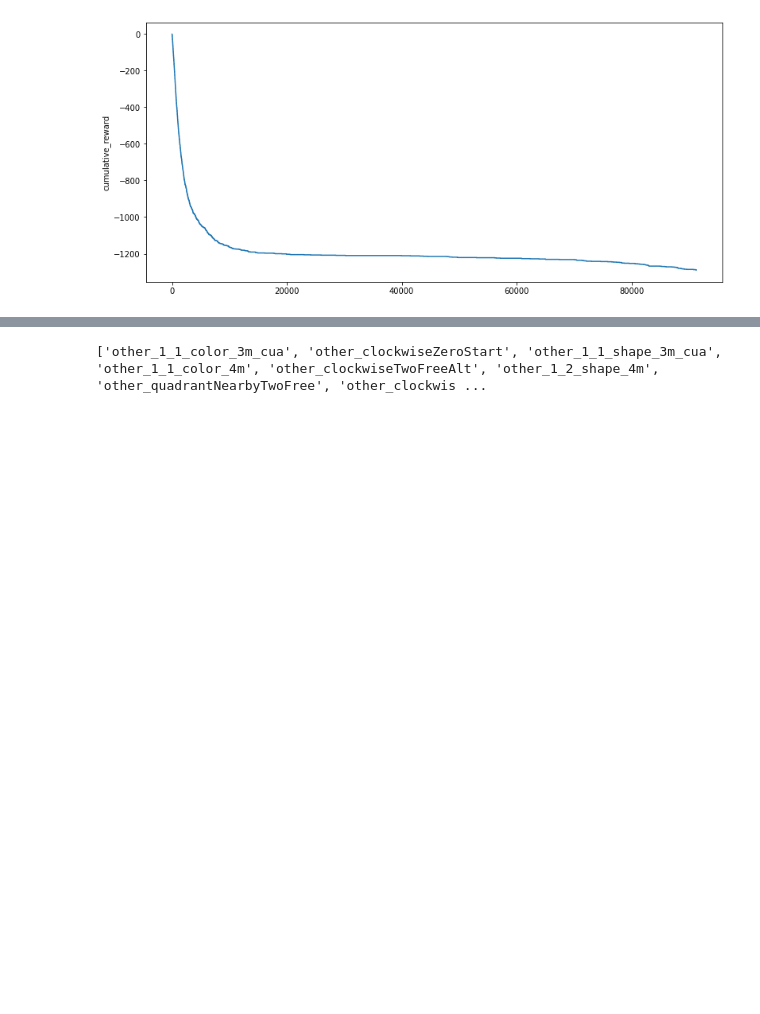
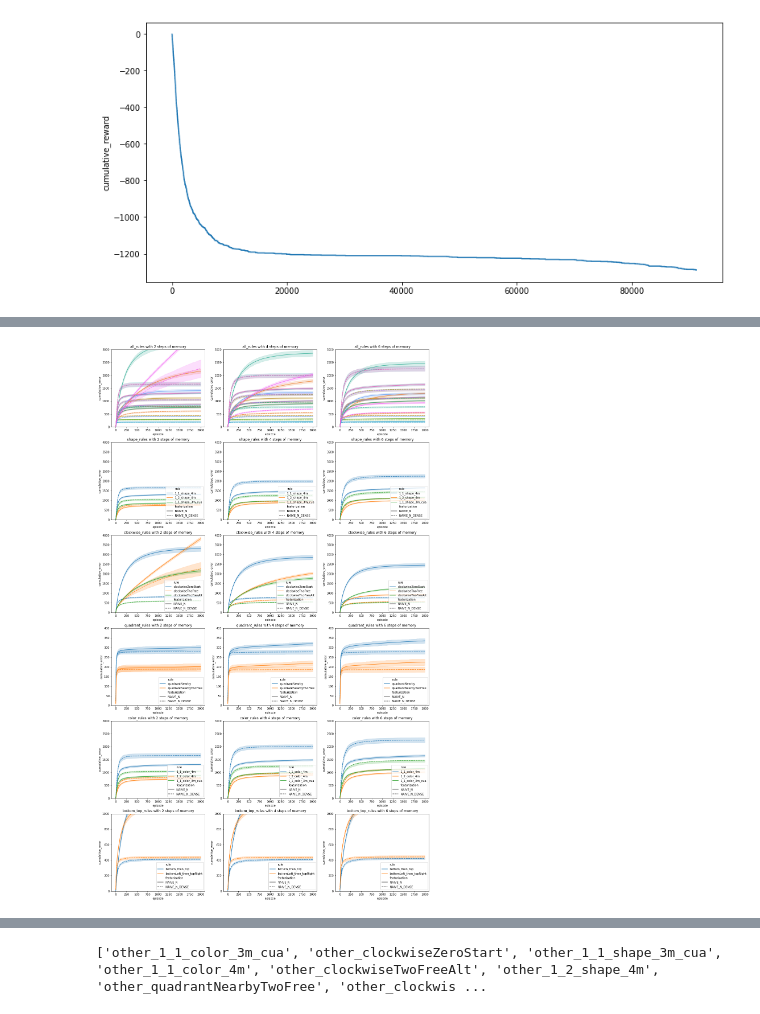
Before and after one commit to epulick/gohr, a Jupyter notebook: misc/eric_dev.ipynb, the cells around one changed output, grey strips where cells are left out. Drawn from its saved outputs; the diff is of its cells as text; code cells hidden in the pictures; blank space fills up the shorter version.

```diff
--- a/misc/eric_dev.ipynb
+++ b/misc/eric_dev.ipynb
@@ -81,3 +83,9 @@ plot_param_importances(study)
 # %%
 #print(np.ravel_multi_index((o_row,o_col,b_index),(6,6,4)))
 print(np.unravel_index(72, (6,6,4)))
+# %%
+class SafeLoaderIgnoreUnknown(yaml.SafeLoader):
+    def ignore_unknown(self, node):
+        return None
+
+SafeLoaderIgnoreUnknown.add_constructor(None, SafeLoaderIgnoreUnknown.ignore_unknown)
@@ -83,0 +169,30 @@ print(np.unravel_index(72, (6,6,4)))
+# %%
+complete_list = episode_results_df.rule.unique()
+rules_list = [{"name":"all_rules","rules":complete_list,"y":[0,3000]},
+                {"name":"shape_rules","rules":["1_1_shape_4m","1_2_shape_4m", "1_1_shape_3m_cua"],"y":[0,4000]},
+                {"name":"clockwise_rules","rules":["clockwiseZeroStart","clockwiseTwoFree","clockwiseTwoFreeAlt"],"y":[0,4000]},
+                {"name":"quadrant_rules","rules":["quadrantNearby","quadrantNearbyTwoFree"],"y":[0,400]},
+                {"name":"color_rules","rules":["1_1_color_4m","1_2_color_4m","1_1_color_3m_cua"],"y":[0,3000]},
+                {"name":"bottom_top_rules","rules":["bottom_then_top","bottomLeft_then_topRight"],"y":[0,1000]}]
+# %%
+# Create a figure grid
+fig = plt.figure(figsize=(20,35))
+steps = [2,4,6]
+gs = GridSpec(nrows = len(rules_list),ncols=len(steps))
+
+for idx,step in enumerate(steps):
+    results_df = episode_results_df[episode_results_df.memory==step]
+    for i in range(len(rules_list)):
+        sub_dict = rules_list[i]
+        sub_list = sub_dict["rules"]
+        name = sub_dict["name"]
+        ax = fig.add_subplot(gs[i,idx])
+        ax=sns.lineplot(data=results_df.query("rule in @sub_list"),y="cumulative_error",x="episode",errorbar=('ci', 95),estimator=np.median,n_boot=100,hue="rule",hue_order=sub_list,style="featurization")
+        ax.set_title(name+" with {} steps of memory".format(str(step)))
+        ax.set_ylim(sub_dict["y"])
+        if i>0:
+            ax.legend(loc="lower right")
+        else:
+            ax.legend('',frameon=False)
+# %% [output]
+[figure, added]
```
Also changed, not shown: parts of 6 cells of this notebook, 4 other files.
